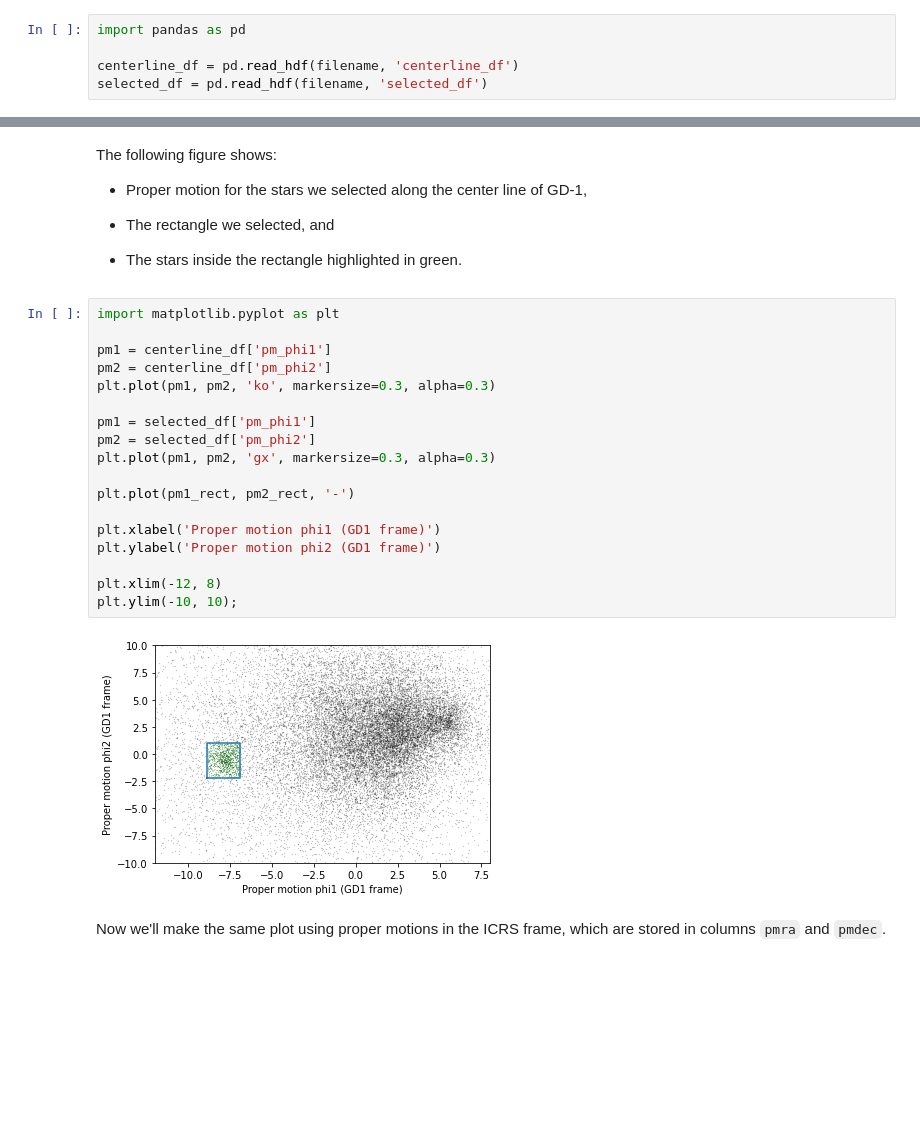
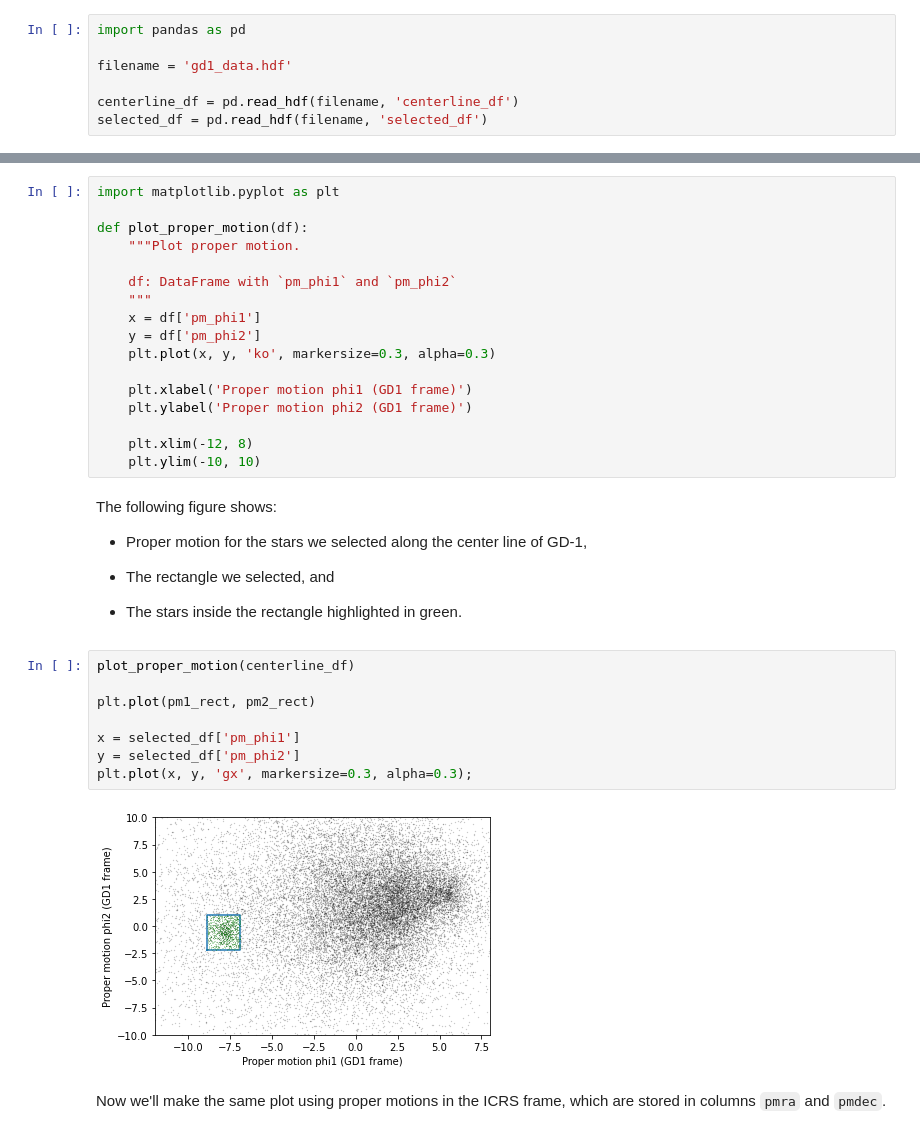
Before and after one commit to AllenDowney/AstronomicalData, a Jupyter notebook: 04_select.ipynb, the cells around one changed output, grey strips where cells are left out. Saved outputs shown, nothing was run; the diff lists cells and outputs as text; blank space fills up the shorter version.

```diff
--- a/04_select.ipynb
+++ b/04_select.ipynb
@@ -92,6 +88,8 @@ if not os.path.exists(filename):
 # %%
 import pandas as pd
 
+filename = 'gd1_data.hdf'
+
 centerline_df = pd.read_hdf(filename, 'centerline_df')
 selected_df = pd.read_hdf(filename, 'selected_df')
 # %% [markdown]
@@ -131,3 +131,20 @@ pm1_rect, pm2_rect = make_rectangle(
+# %%
+import matplotlib.pyplot as plt
+
+def plot_proper_motion(df):
+    """Plot proper motion.
+
+    df: DataFrame with `pm_phi1` and `pm_phi2`
+    """
+    x = df['pm_phi1']
+    y = df['pm_phi2']
+    plt.plot(x, y, 'ko', markersize=0.3, alpha=0.3)
+
+    plt.xlabel('Proper motion phi1 (GD1 frame)')
+    plt.ylabel('Proper motion phi2 (GD1 frame)')
+
+    plt.xlim(-12, 8)
+    plt.ylim(-10, 10)
 # %% [markdown]
 The following figure shows:
 
@@ -136,26 +153,16 @@ The following figure shows:
 * The rectangle we selected, and
 
 * The stars inside the rectangle highlighted in green.
-# %%
-import matplotlib.pyplot as plt
-
-pm1 = centerline_df['pm_phi1']
-pm2 = centerline_df['pm_phi2']
-plt.plot(pm1, pm2, 'ko', markersize=0.3, alpha=0.3)
-
-pm1 = selected_df['pm_phi1']
-pm2 = selected_df['pm_phi2']
-plt.plot(pm1, pm2, 'gx', markersize=0.3, alpha=0.3)
-
-plt.plot(pm1_rect, pm2_rect, '-')
-
-plt.xlabel('Proper motion phi1 (GD1 frame)')
-plt.ylabel('Proper motion phi2 (GD1 frame)')
-
-plt.xlim(-12, 8)
-plt.ylim(-10, 10);
-# %% [output]
-[figure, removed]
+# %%
+plot_proper_motion(centerline_df)
+
+plt.plot(pm1_rect, pm2_rect)
+
+x = selected_df['pm_phi1']
+y = selected_df['pm_phi2']
+plt.plot(x, y, 'gx', markersize=0.3, alpha=0.3);
+# %% [output]
+[figure, added]
 # %% [markdown]
 Now we'll make the same plot using proper motions in the ICRS frame, which are stored in columns `pmra` and `pmdec`.
 # %%
```
Also changed, not shown: parts of 73 cells of this notebook, 5 other files.
